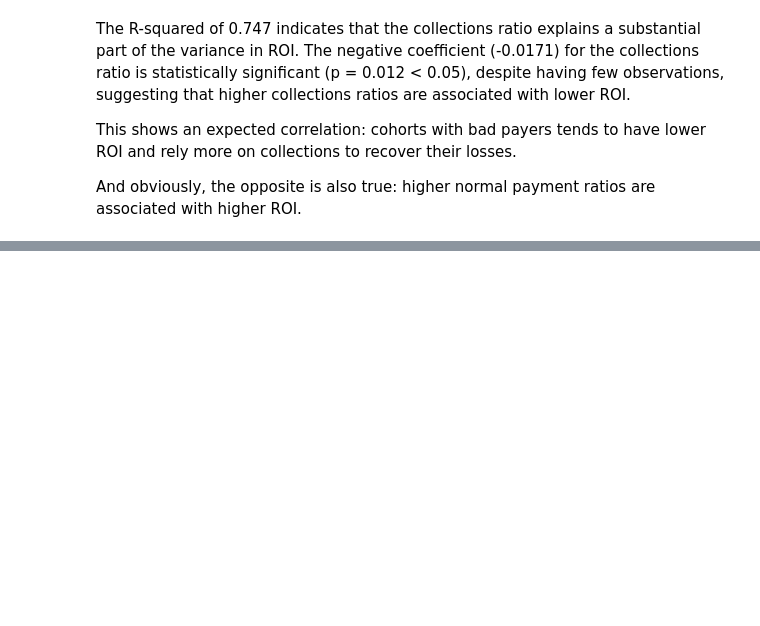
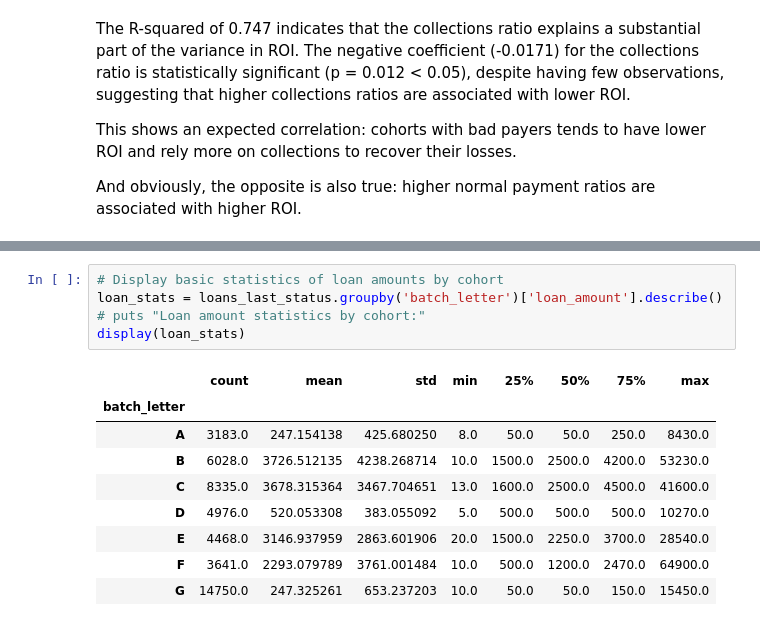
Before and after one commit to jquentino/cohort-profitability-case, a Jupyter notebook: notebooks/1-jq-exploratory-data-analysis.ipynb, the cells around one changed output, grey strips where cells are left out. Saved outputs shown, nothing was run; the diff lists cells and outputs as text; blank space fills up the shorter version.

```diff
--- a/notebooks/1-jq-exploratory-data-analysis.ipynb
+++ b/notebooks/1-jq-exploratory-data-analysis.ipynb
@@ -392,0 +394,15 @@ And obviously, the opposite is also true: higher normal payment ratios are assoc
+# %%
+# Display basic statistics of loan amounts by cohort
+loan_stats = loans_last_status.groupby('batch_letter')['loan_amount'].describe()
+# puts "Loan amount statistics by cohort:"
+display(loan_stats)
+# %% [output]
+|  | count | mean | std | min | 25% | 50% | 75% | max |
+| batch_letter |  |  |  |  |  |  |  |  |
+| A | 3183.0 | 247.154138 | 425.680250 | 8.0 | 50.0 | 50.0 | 250.0 | 8430.0 |
+| B | 6028.0 | 3726.512135 | 4238.268714 | 10.0 | 1500.0 | 2500.0 | 4200.0 | 53230.0 |
+| C | 8335.0 | 3678.315364 | 3467.704651 | 13.0 | 1600.0 | 2500.0 | 4500.0 | 41600.0 |
+| D | 4976.0 | 520.053308 | 383.055092 | 5.0 | 500.0 | 500.0 | 500.0 | 10270.0 |
+| E | 4468.0 | 3146.937959 | 2863.601906 | 20.0 | 1500.0 | 2250.0 | 3700.0 | 28540.0 |
+| F | 3641.0 | 2293.079789 | 3761.001484 | 10.0 | 500.0 | 1200.0 | 2470.0 | 64900.0 |
+| G | 14750.0 | 247.325261 | 653.237203 | 10.0 | 50.0 | 50.0 | 150.0 | 15450.0 |
```
Also changed, not shown: parts of 18 cells of this notebook, 2 other files.
